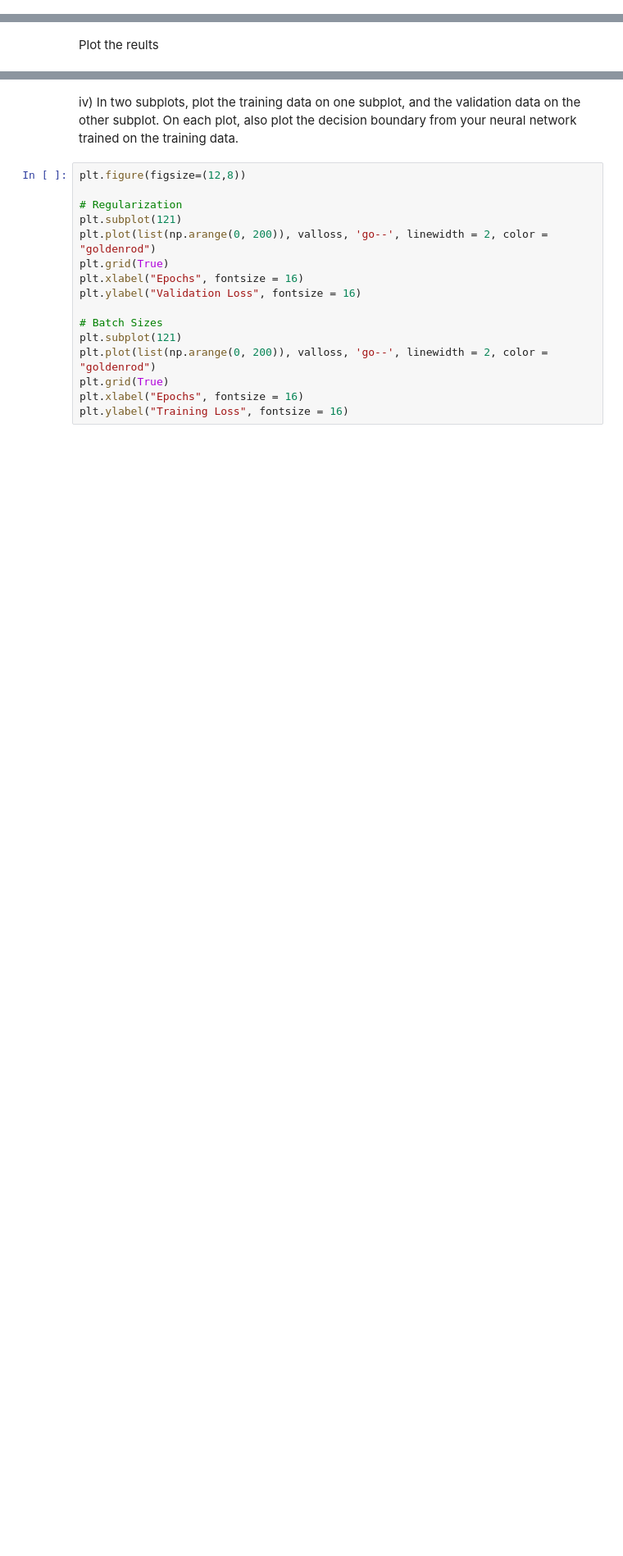
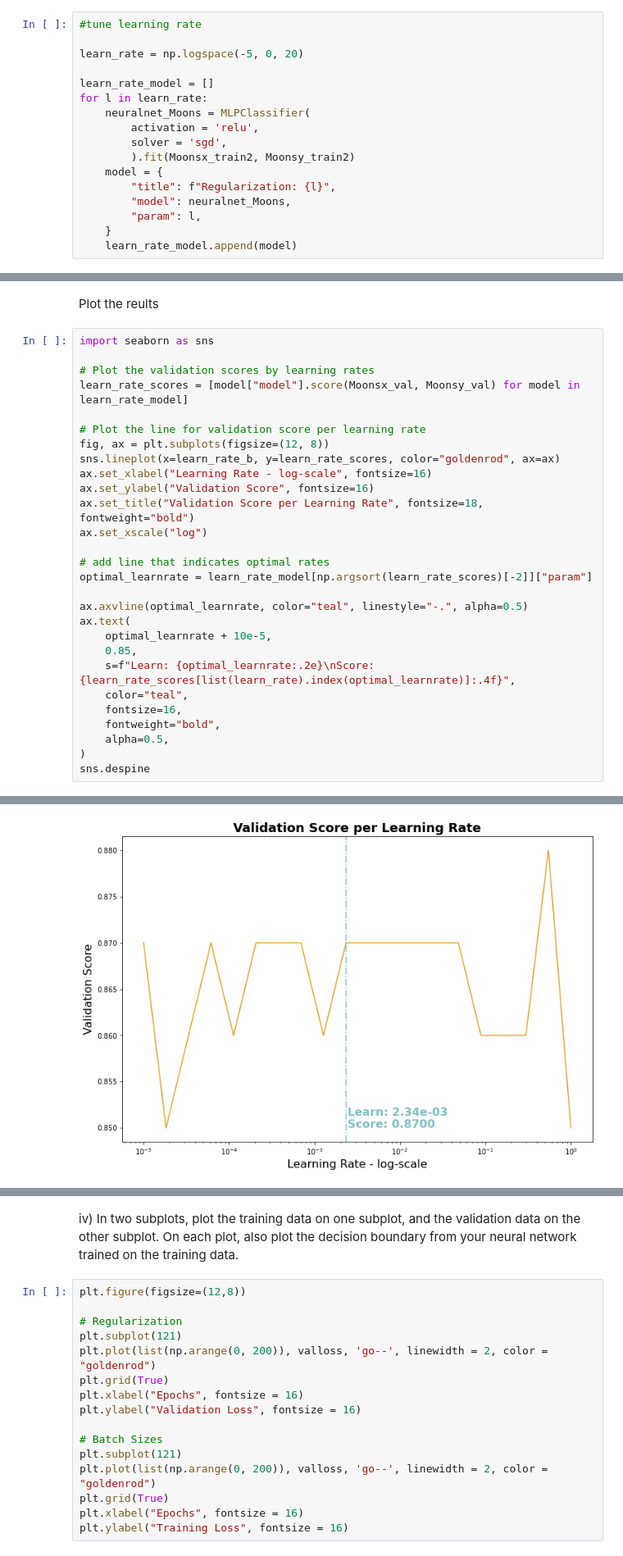
Before and after one commit to FR-Schwartz/ids705, a Jupyter notebook: assignments/Assignment_4.ipynb, the cells around one changed output, grey strips where cells are left out. Shown at 82% size. Saved outputs shown, nothing was run; the diff lists cells and outputs as text; blank space fills up the shorter version.

```diff
--- a/assignments/Assignment_4.ipynb
+++ b/assignments/Assignment_4.ipynb
@@ -1264,0 +1192,17 @@ partial_fit(X, y, classes, sample_weight)
+# %%
+#tune learning rate
+
+learn_rate = np.logspace(-5, 0, 20)
+
+learn_rate_model = []
+for l in learn_rate:
+    neuralnet_Moons = MLPClassifier(
+        activation = 'relu',
+        solver = 'sgd',
+        ).fit(Moonsx_train2, Moonsy_train2)
+    model = {
+        "title": f"Regularization: {l}",
+        "model": neuralnet_Moons,
+        "param": l,
+    }
+    learn_rate_model.append(model)
@@ -1265,2 +1224,31 @@ partial_fit(X, y, classes, sample_weight)
 # %% [markdown]
 Plot the reults
+# %%
+import seaborn as sns
+
+# Plot the validation scores by learning rates
+learn_rate_scores = [model["model"].score(Moonsx_val, Moonsy_val) for model in learn_rate_model]
+
+# Plot the line for validation score per learning rate
+fig, ax = plt.subplots(figsize=(12, 8))
+sns.lineplot(x=learn_rate_b, y=learn_rate_scores, color="goldenrod", ax=ax)
+ax.set_xlabel("Learning Rate - log-scale", fontsize=16)
+ax.set_ylabel("Validation Score", fontsize=16)
+ax.set_title("Validation Score per Learning Rate", fontsize=18, fontweight="bold")
+ax.set_xscale("log")
+
+# add line that indicates optimal rates
+optimal_learnrate = learn_rate_model[np.argsort(learn_rate_scores)[-2]]["param"]
+
+ax.axvline(optimal_learnrate, color="teal", linestyle="-.", alpha=0.5)
+ax.text(
+    optimal_learnrate + 10e-5,
+    0.85,
+    s=f"Learn: {optimal_learnrate:.2e}\nScore: {learn_rate_scores[list(learn_rate).index(optimal_learnrate)]:.4f}",
+    color="teal",
+    fontsize=16,
+    fontweight="bold",
+    alpha=0.5,
+)
+sns.despine
+# %% [output]
@@ -1266,0 +1256 @@ Plot the reults
+[figure, added]
```
Also changed, not shown: parts of 17 cells of this notebook.
